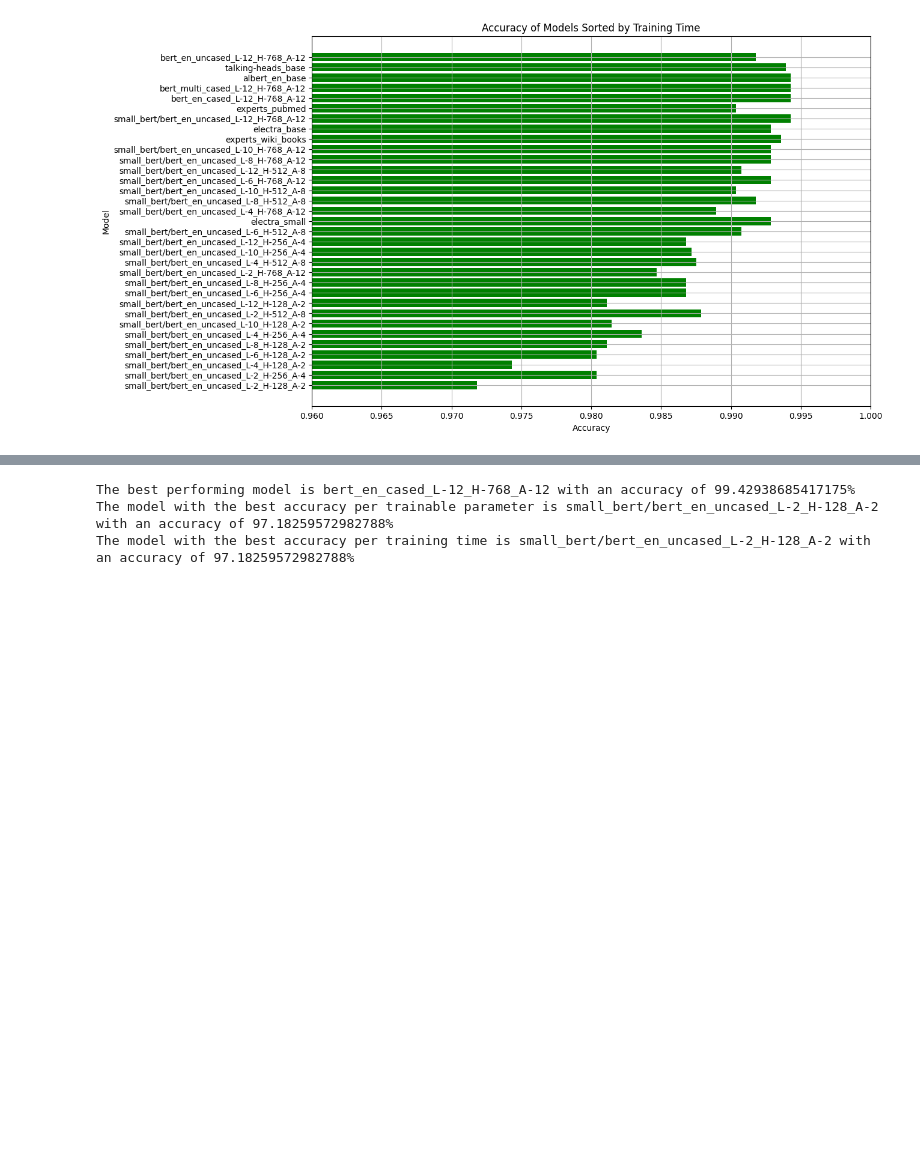
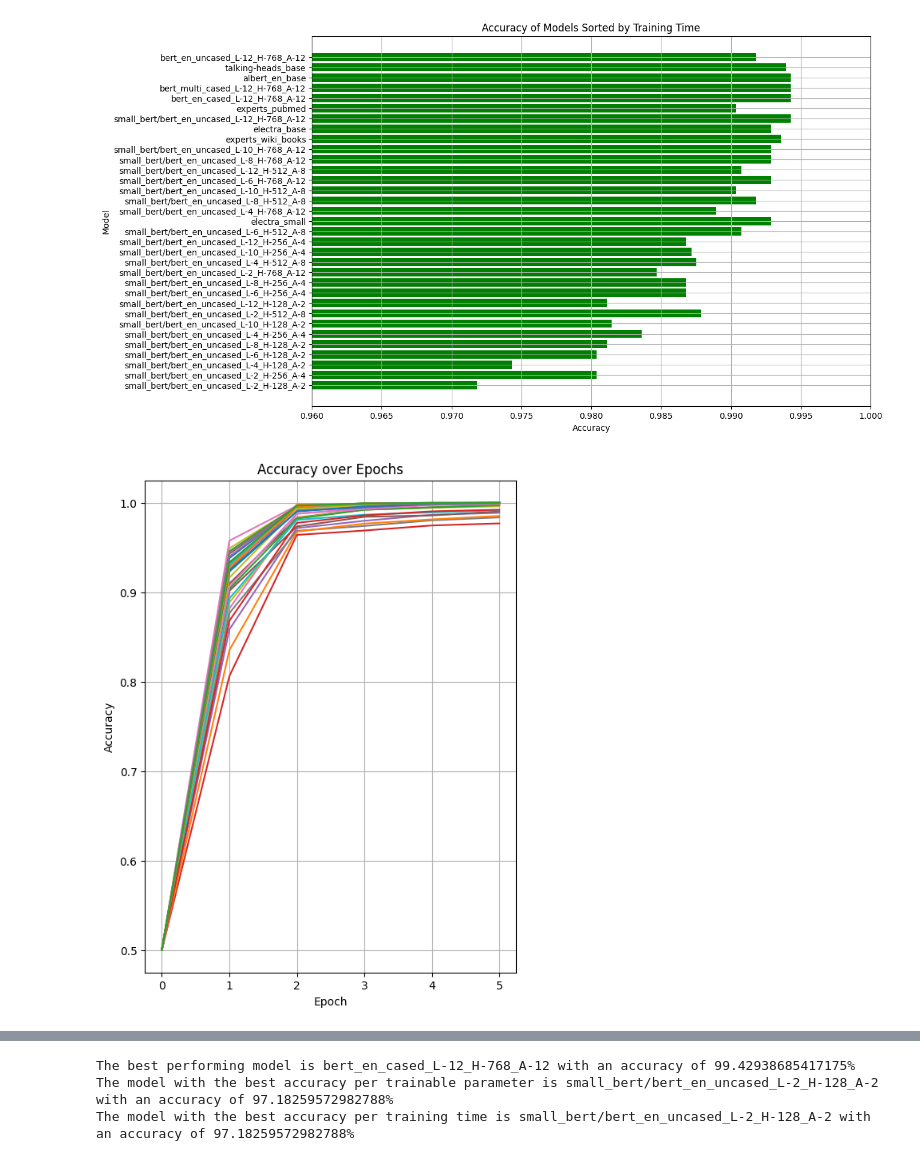
Before and after one commit to MarkusvonStaden/Subjectivity-Analysis, a Jupyter notebook: 04_evaluation.ipynb, the cells around one changed output, grey strips where cells are left out. Cells and saved outputs as stored; diff of their text form; code cells hidden in the pictures; blank space fills up the shorter version.

```diff
--- a/04_evaluation.ipynb
+++ b/04_evaluation.ipynb
@@ -148,3 +147,18 @@ plt.grid(True)
 plt.show()
 # %% [output]
 [figure]
+# %%
+# Plot Accuracy over Epochs
+plt.figure(figsize=(6, 8))
+
+for model in df['model']:
+    accuracy = [0.5] + df.loc[df['model'] == model, 'history'].values[0]['accuracy']
+    plt.plot(range(len(accuracy)), accuracy, label=f'{model} Accuracy')
+
+plt.title('Accuracy over Epochs')
+plt.xlabel('Epoch')
+plt.ylabel('Accuracy')
+plt.grid(True)
+plt.show()
+# %% [output]
+[figure, added]
```
Also changed, not shown: parts of 2 cells of this notebook, 2 other files.
